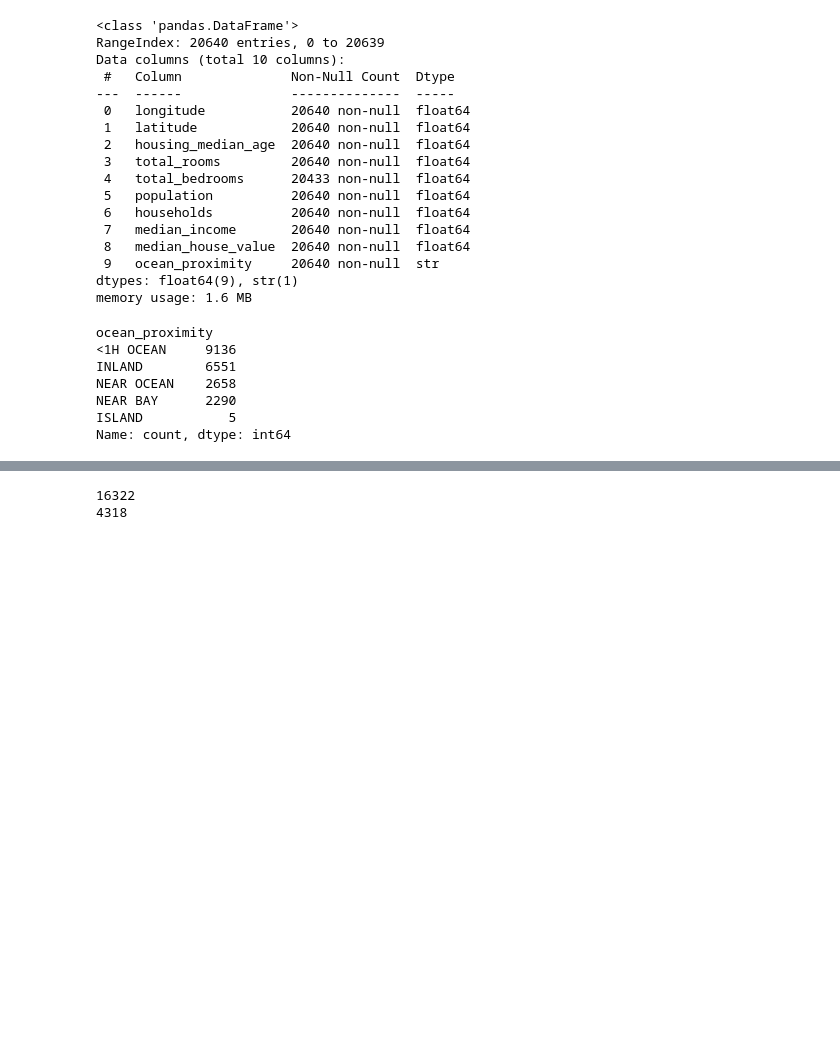
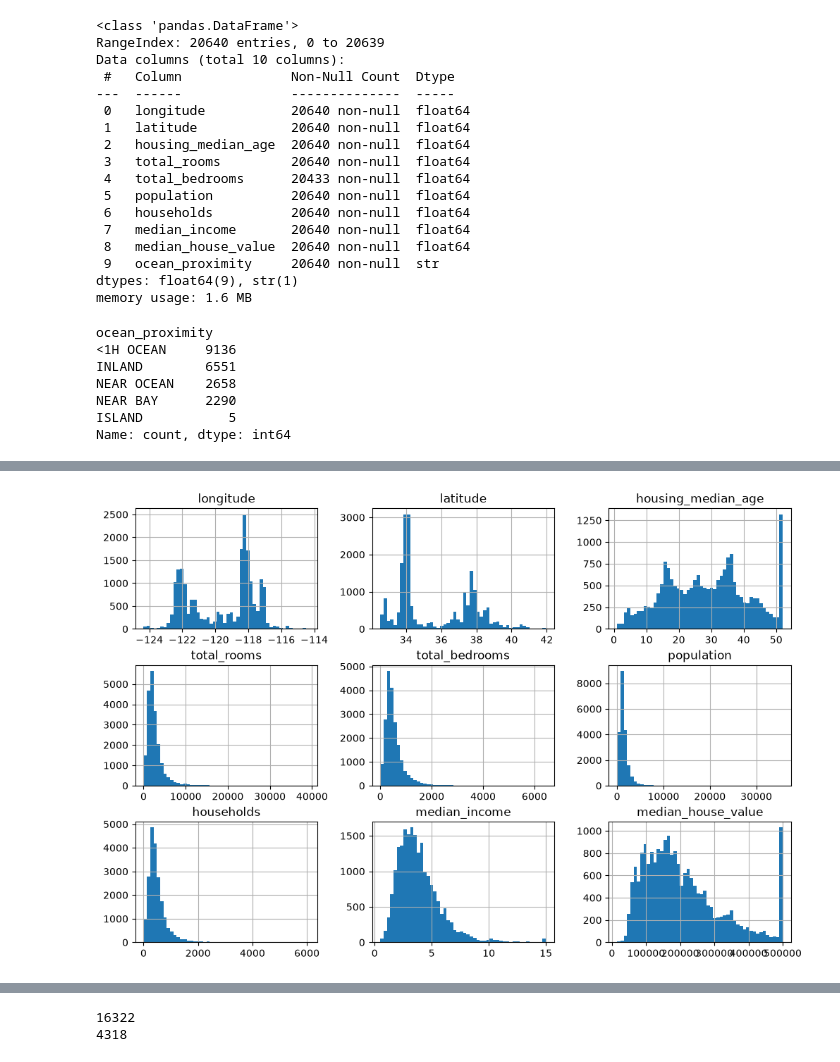
Before and after one commit to A-Knee09/Housing-Prediction, a Jupyter notebook: housing.ipynb, the cells around one changed output, grey strips where cells are left out. Drawn from its saved outputs; the diff is of its cells as text; code cells hidden in the pictures; blank space fills up the shorter version.

```diff
--- a/housing.ipynb
+++ b/housing.ipynb
@@ -67,6 +69,11 @@ housing.describe()
 | 50% | -118.490000 | 34.260000 | 29.000000 | 2127.000000 | 435.000000 | 1166.000000 | 409.000000 | ... |
 | 75% | -118.010000 | 37.710000 | 37.000000 | 3148.000000 | 647.000000 | 1725.000000 | 605.000000 | ... |
 | max | -114.310000 | 41.950000 | 52.000000 | 39320.000000 | 6445.000000 | 35682.000000 | 6082.000000 | ... |
+# %%
+housing.hist(bins=50, figsize=(12,8))
+plt.show()
+# %% [output]
+[figure, added]
 # %%
 
 """
```
Also changed, not shown: parts of 6 cells of this notebook.
